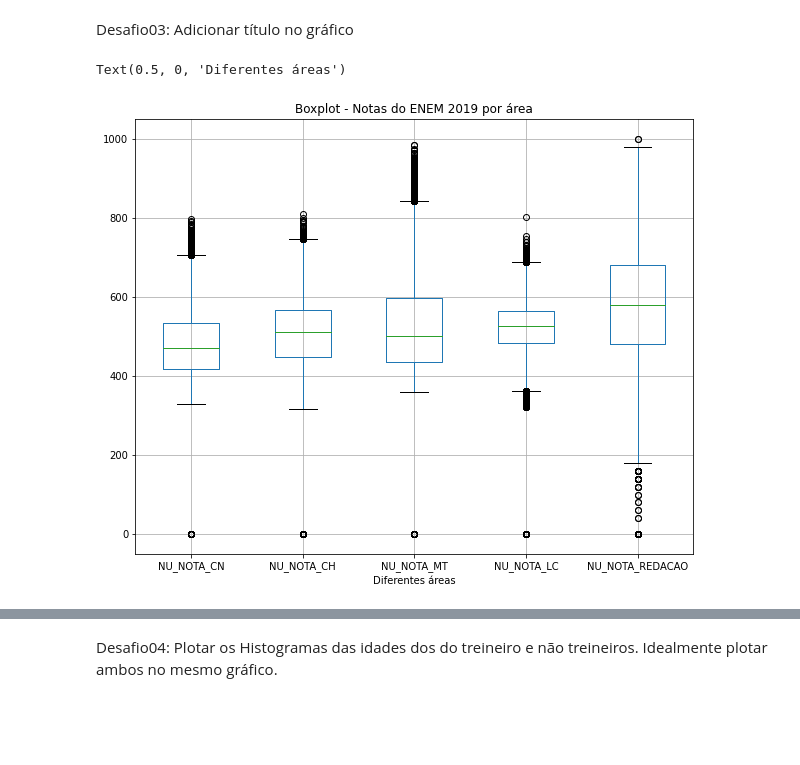
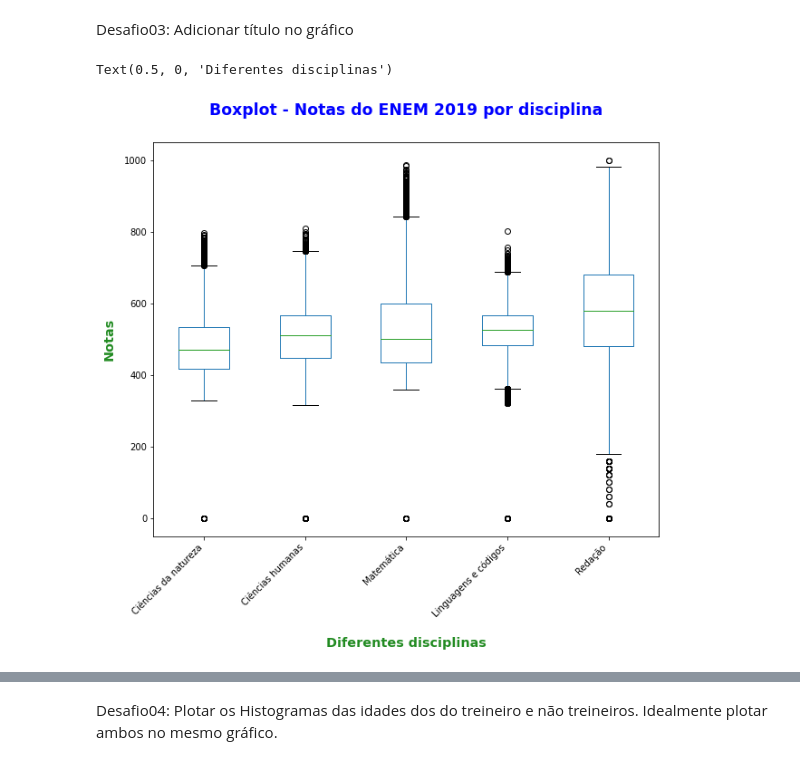
Before and after one commit to gavieira/imersao-dados-2-2020, a Jupyter notebook: Aula01.ipynb, the cells around one changed output, grey strips where cells are left out. Cells and saved outputs as stored; diff of their text form; code cells hidden in the pictures; blank space fills up the shorter version.

```diff
--- a/Aula01.ipynb
+++ b/Aula01.ipynb
@@ -385,11 +387,13 @@ Desafio03: Adicionar título no gráfico
 # https://www.youtube.com/watch?v=BE8CVGJuftI&ab_channel=MichaelGalarnyk
 
 import matplotlib.pyplot as plt
-# %%
-dados[provas].boxplot(grid=True, figsize=(10,8))
-plt.title("Boxplot - Notas do ENEM 2019 por área")
-plt.xticks
-#plt.xlabel("Diferentes áreas")
-# %% [output]
-Text(0.5, 0, 'Diferentes áreas')
-[figure, removed]
+# %%
+disciplinas = ["Ciências da natureza", "Ciências humanas", "Matemática", "Linguagens e códigos", "Redação"]
+dados[provas].boxplot(grid=False, figsize=(10,8)) # Grid tava poluindo um pouco o gráfico
+plt.title("Boxplot - Notas do ENEM 2019 por disciplina", color = "blue", fontfamily="sans-serif", fontweight="bold", fontsize="xx-large", pad=30) #Color também aceita padrão RGB como tupla ou hex RGB ou mesmo html colors.
+plt.xticks(range(1,6), disciplinas, rotation=45, horizontalalignment="right") # Mapeia ticks aos ticklabels, roda os labels e alinha pela direita (fim do label)
+plt.ylabel("Notas", color = "forestgreen", fontfamily="sans-serif", fontweight="bold", fontsize="x-large", labelpad=10)
+plt.xlabel("Diferentes disciplinas", color = ('forestgreen'), labelpad=20, fontfamily="sans-serif", fontweight="bold", fontsize="x-large")
+# %% [output]
+Text(0.5, 0, 'Diferentes disciplinas')
+[figure, added]
```
Also changed, not shown: parts of 22 cells of this notebook.
